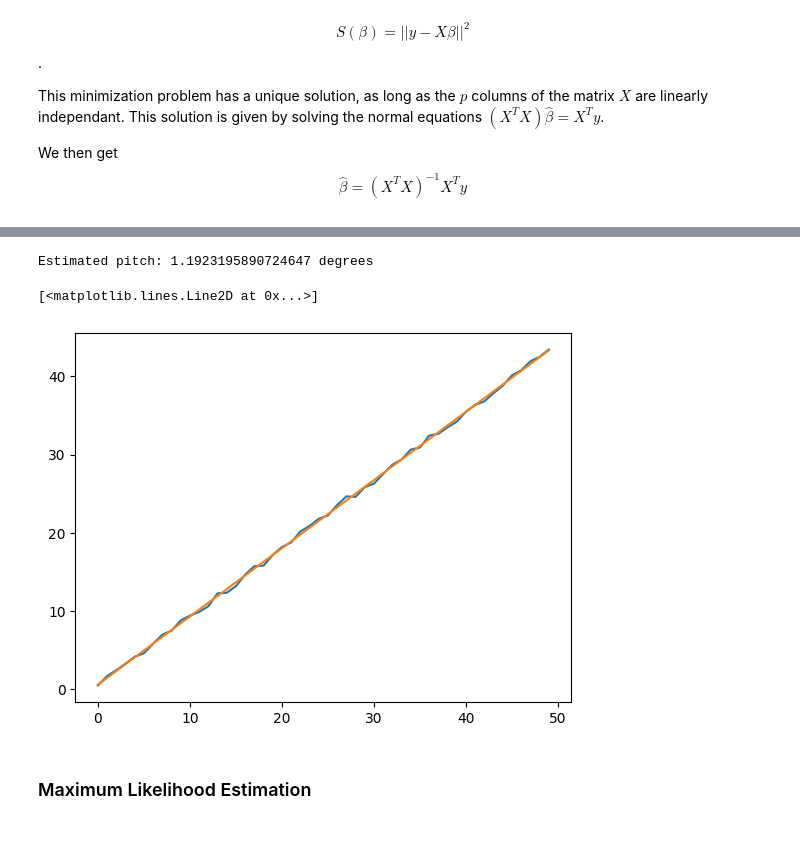
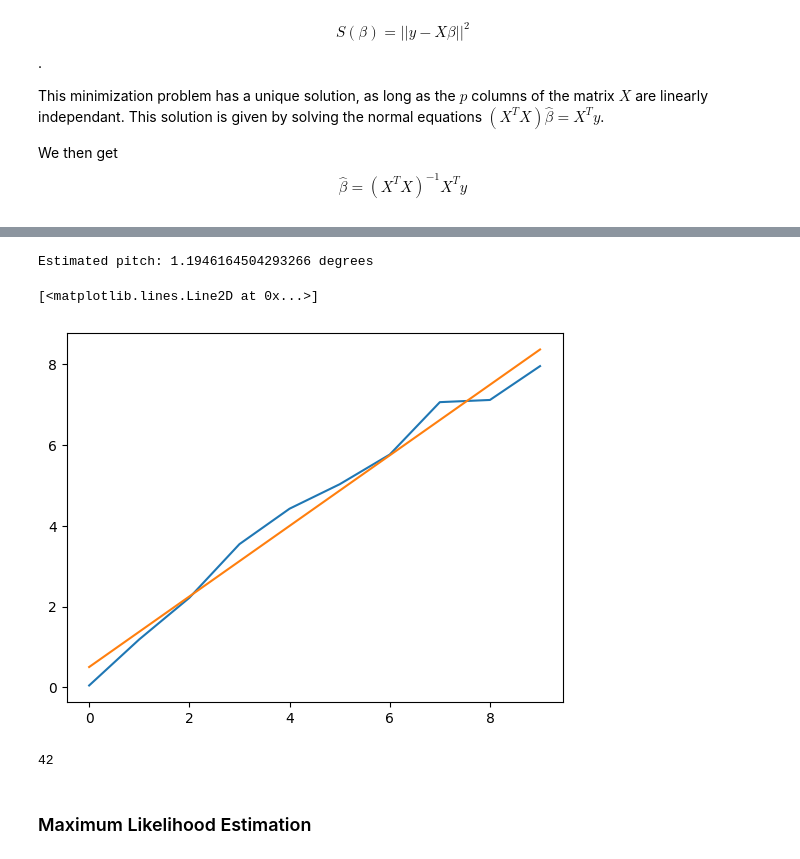
Before and after one commit to Smoltbob/ComputerVision, a Jupyter notebook: lib/Metrics/Metrics.ipynb, the cells around one changed output, grey strips where cells are left out. Cells and saved outputs as stored; diff of their text form; code cells hidden in the pictures.

```diff
--- a/lib/Metrics/Metrics.ipynb
+++ b/lib/Metrics/Metrics.ipynb
@@ -155,34 +149,27 @@ We then get $$\hat{\beta} = (X^TX)^{-1}X^Ty$$
 # %%
 from random import random
 import numpy as np
 import matplotlib.pyplot as plt
 
-size = 50 #number of data points
 plane_pitch = 1.2 # degrees
-p = 1 # number of regressors
-data_x = np.array([x for x in range(size)])
+size = 10
 data_y = np.array([np.arctan(plane_pitch) * x + random() for x in range(size)])
-
-# Build the n x p X matrix
-X = np.zeros((size, p+1))
-for i in range(size):
-    X[i][0] =  data_x[i]
-    X[i][1] = 1
-
-# Alternatively, X is a Vandermonde matrix. Here p = 2 (1 regressor + 1)
-# We can increase this value to increase the polynomial of the estimate
-# X = np.vander(data_x, 2)
-
-beta = (np.linalg.inv(X.T @ X) @ X.T) @ data_y
+beta = ordinary_least_squares(data_y, degree=1)
 print(f"Estimated pitch: {np.tan(beta[0])} degrees")
 
+data_x = np.array([x for x in range(len(data_y))])
 estimated_y = [beta[0] * x + beta[1]  for x in data_x]
 plt.plot(data_x, data_y)
 plt.plot(data_x, estimated_y)
 # %% [output]
-Estimated pitch: 1.1923195890724647 degrees
+Estimated pitch: 1.1946164504293266 degrees
 [<matplotlib.lines.Line2D at 0x...>]
-[figure, old version]
+[figure, new version]
+# %%
+from lib.Metrics.example import do_something
+do_something()
+# %% [output]
+42
 # %% [markdown]
 
 ### Maximum Likelihood Estimation
```
Also changed, not shown: parts of 10 cells of this notebook, 1 other file.
